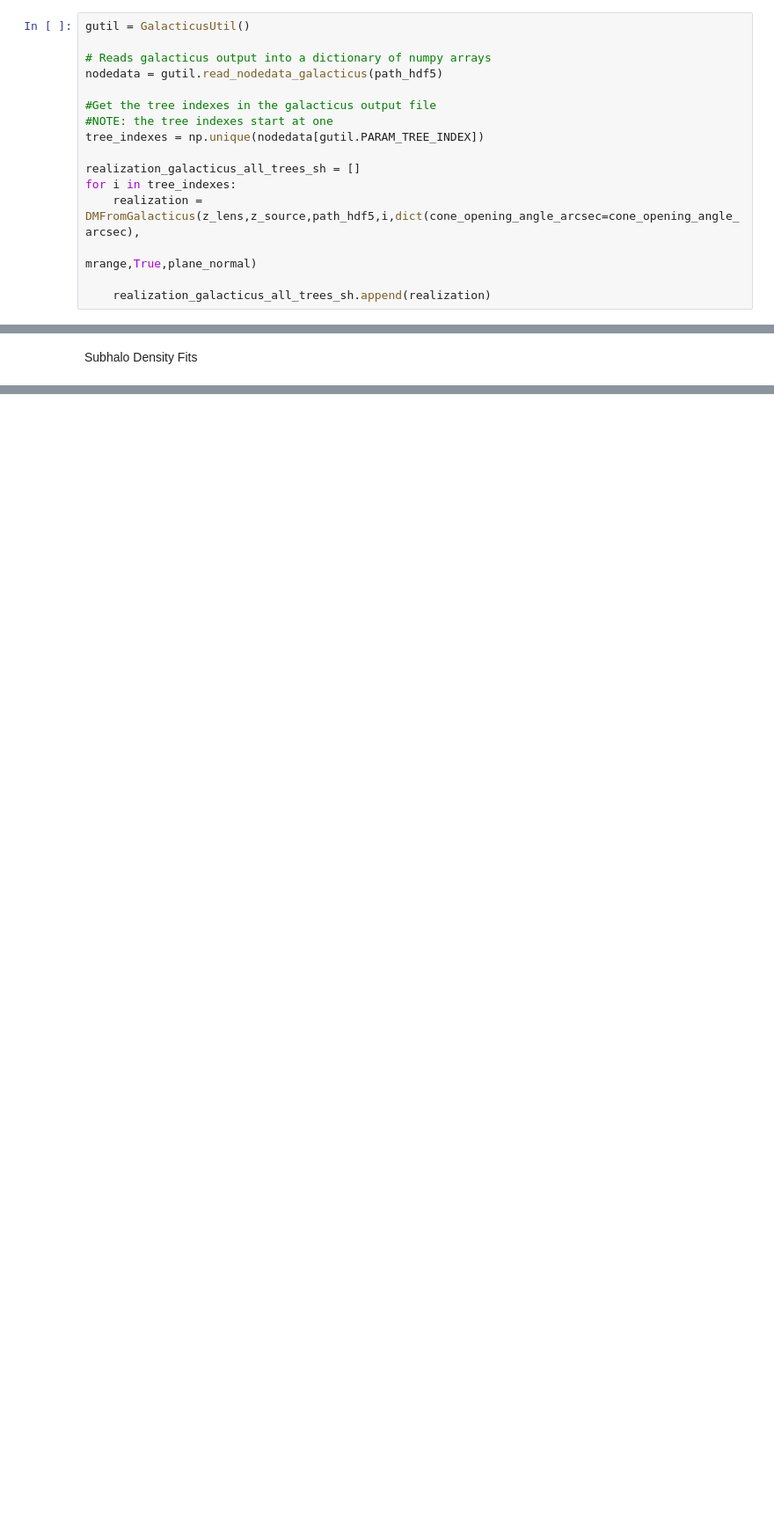
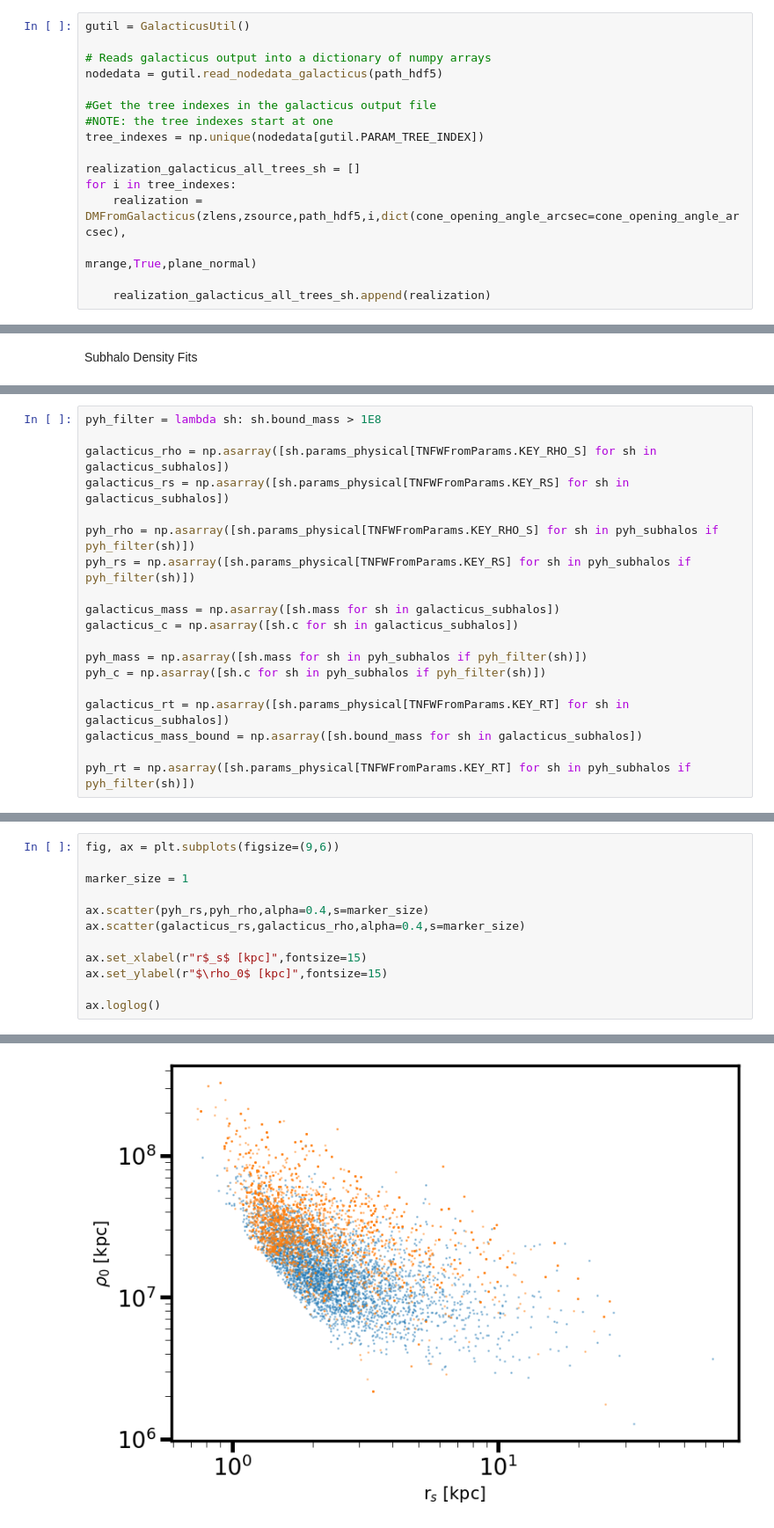
Before and after one commit to dangilman/pyHalo, a Jupyter notebook: example_notebooks/from_galacticus.ipynb, the cells around one changed output, grey strips where cells are left out. Shown at 88% size. Drawn from its saved outputs; the diff is of its cells as text; blank space fills up the shorter version.

```diff
--- a/example_notebooks/from_galacticus.ipynb
+++ b/example_notebooks/from_galacticus.ipynb
@@ -61,7 +64,7 @@ tree_indexes = np.unique(nodedata[gutil.PARAM_TREE_INDEX])
 
 realization_galacticus_all_trees_sh = []
 for i in tree_indexes:
-    realization = DMFromGalacticus(z_lens,z_source,path_hdf5,i,dict(cone_opening_angle_arcsec=cone_opening_angle_arcsec),
+    realization = DMFromGalacticus(zlens,zsource,path_hdf5,i,dict(cone_opening_angle_arcsec=cone_opening_angle_arcsec),
                                                                                 mrange,True,plane_normal)
 
     realization_galacticus_all_trees_sh.append(realization)
@@ -240,0 +248,19 @@ Text(0, 0.5, 'Count')
+# %%
+pyh_filter = lambda sh: sh.bound_mass > 1E8
+
+galacticus_rho = np.asarray([sh.params_physical[TNFWFromParams.KEY_RHO_S] for sh in galacticus_subhalos])
+galacticus_rs = np.asarray([sh.params_physical[TNFWFromParams.KEY_RS] for sh in galacticus_subhalos])
+
+pyh_rho = np.asarray([sh.params_physical[TNFWFromParams.KEY_RHO_S] for sh in pyh_subhalos if pyh_filter(sh)])
+pyh_rs = np.asarray([sh.params_physical[TNFWFromParams.KEY_RS] for sh in pyh_subhalos if pyh_filter(sh)])
+
+galacticus_mass = np.asarray([sh.mass for sh in galacticus_subhalos])
+galacticus_c = np.asarray([sh.c for sh in galacticus_subhalos])
+
+pyh_mass = np.asarray([sh.mass for sh in pyh_subhalos if pyh_filter(sh)])
+pyh_c = np.asarray([sh.c for sh in pyh_subhalos if pyh_filter(sh)])
+
+galacticus_rt = np.asarray([sh.params_physical[TNFWFromParams.KEY_RT] for sh in galacticus_subhalos])
+galacticus_mass_bound = np.asarray([sh.bound_mass for sh in galacticus_subhalos])
+
+pyh_rt = np.asarray([sh.params_physical[TNFWFromParams.KEY_RT] for sh in pyh_subhalos if pyh_filter(sh)])
@@ -240,0 +273,13 @@ Text(0, 0.5, 'Count')
+# %%
+fig, ax = plt.subplots(figsize=(9,6))
+
+marker_size = 1
+
+ax.scatter(pyh_rs,pyh_rho,alpha=0.4,s=marker_size)
+ax.scatter(galacticus_rs,galacticus_rho,alpha=0.4,s=marker_size)
+
+ax.set_xlabel(r"r$_s$ [kpc]",fontsize=15)
+ax.set_ylabel(r"$\rho_0$ [kpc]",fontsize=15)
+
+ax.loglog()
+# %% [output]
@@ -240,0 +287 @@ Text(0, 0.5, 'Count')
+[figure, added]
```
Also changed, not shown: parts of 18 cells of this notebook.
